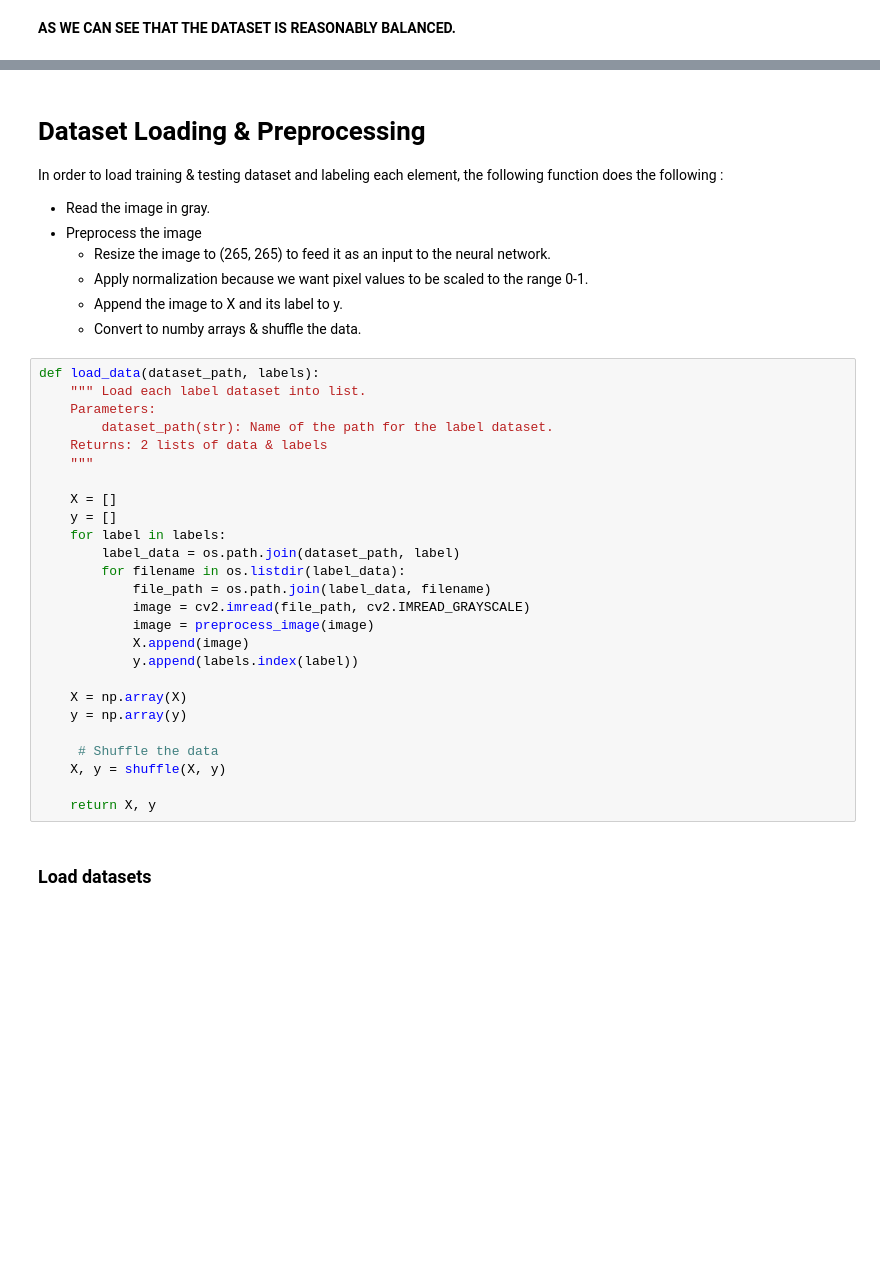
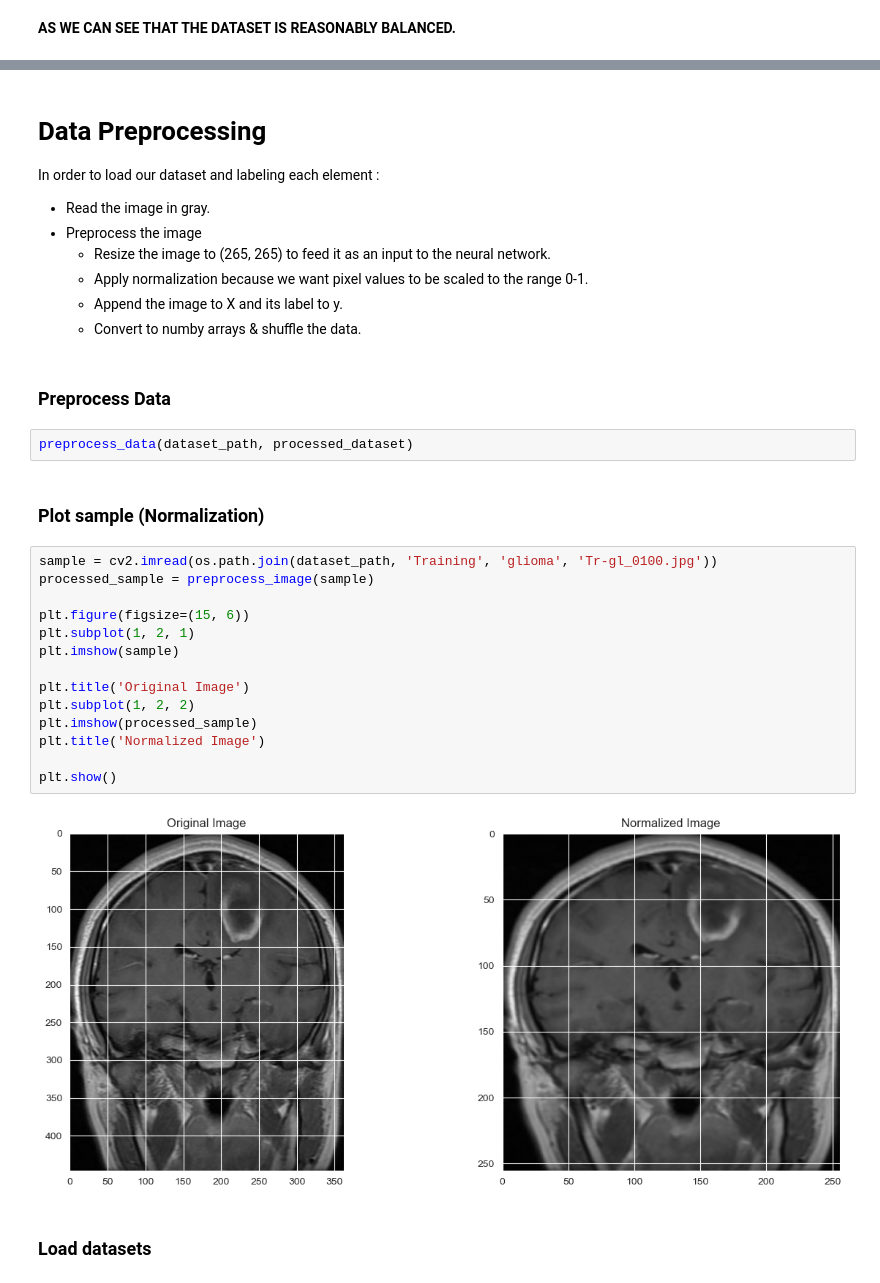
Before and after one commit to MYTHILI05896/brain-tumor-mri-classifier, a Jupyter notebook: BrainTumor.ipynb, the cells around one changed output, grey strips where cells are left out. Drawn from its saved outputs; the diff is of its cells as text; blank space fills up the shorter version.

```diff
--- a/BrainTumor.ipynb
+++ b/BrainTumor.ipynb
@@ -187,7 +179,7 @@ for label in labels:
 # %% [markdown]
-# Dataset Loading & Preprocessing
+# Data Preprocessing
 
-In order to load training & testing dataset and labeling each element, the following function does the following :
+In order to load our dataset and labeling each element :
 
 - Read the image in gray.
 - Preprocess the image
@@ -195,31 +187,27 @@ In order to load training & testing dataset and labeling each element, the follo
     - Apply normalization because we want pixel values to be scaled to the range 0-1.
     - Append the image to X and its label to y.
     - Convert to numby arrays & shuffle the data.
-# %%
-def load_data(dataset_path, labels):
-    """ Load each label dataset into list.
-    Parameters:
-        dataset_path(str): Name of the path for the label dataset.
-    Returns: 2 lists of data & labels
-    """
-
-    X = []
-    y = []
-    for label in labels:
-        label_data = os.path.join(dataset_path, label)
-        for filename in os.listdir(label_data):
-            file_path = os.path.join(label_data, filename)
-            image = cv2.imread(file_path, cv2.IMREAD_GRAYSCALE)
-            image = preprocess_image(image)
-            X.append(image)
-            y.append(labels.index(label))
-
-    X = np.array(X)
-    y = np.array(y)
-
-     # Shuffle the data
-    X, y = shuffle(X, y)
-
-    return X, y
+# %% [markdown]
+### Preprocess Data
+# %%
+preprocess_data(dataset_path, processed_dataset)
+# %% [markdown]
+### Plot sample (Normalization)
+# %%
+sample = cv2.imread(os.path.join(dataset_path, 'Training', 'glioma', 'Tr-gl_0100.jpg'))
+processed_sample = preprocess_image(sample)
+
+plt.figure(figsize=(15, 6))
+plt.subplot(1, 2, 1)
+plt.imshow(sample)
+
+plt.title('Original Image')
+plt.subplot(1, 2, 2)
+plt.imshow(processed_sample)
+plt.title('Normalized Image')
+
+plt.show()
+# %% [output]
+[figure, added]
 # %% [markdown]
 ### Load datasets
```
Also changed, not shown: parts of 28 cells of this notebook, 3 other files.
